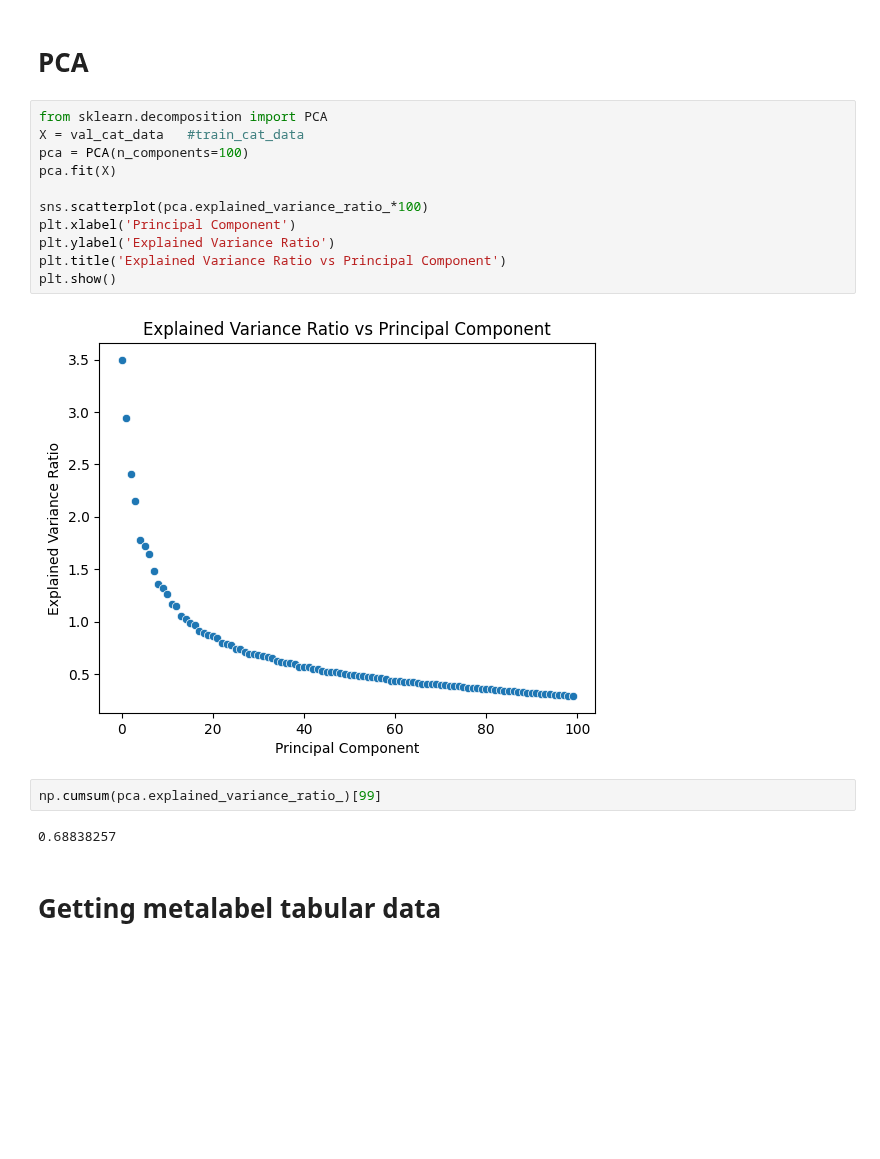
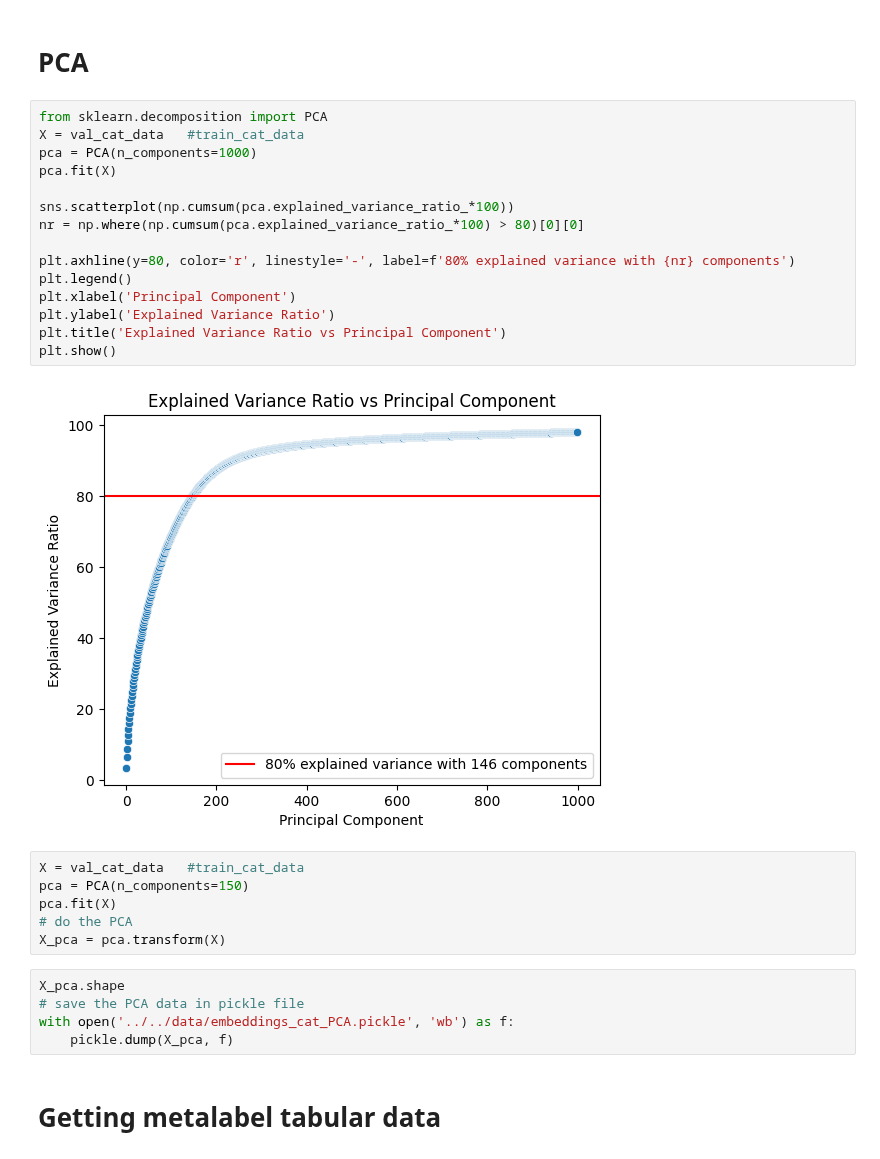
Before and after one commit to CarlAnSc/bachelor_project, a Jupyter notebook: src/models/get_embeddings.ipynb, the cells around one changed output. Saved outputs shown, nothing was run; the diff lists cells and outputs as text; blank space fills up the shorter version.

```diff
--- a/src/models/get_embeddings.ipynb
+++ b/src/models/get_embeddings.ipynb
@@ -367,20 +367,31 @@ KeyboardInterrupt:
 # %%
 from sklearn.decomposition import PCA
 X = val_cat_data   #train_cat_data
-pca = PCA(n_components=100)
+pca = PCA(n_components=1000)
 pca.fit(X)
 
-sns.scatterplot(pca.explained_variance_ratio_*100)
+sns.scatterplot(np.cumsum(pca.explained_variance_ratio_*100))
+nr = np.where(np.cumsum(pca.explained_variance_ratio_*100) > 80)[0][0]
+
+plt.axhline(y=80, color='r', linestyle='-', label=f'80% explained variance with {nr} components')
+plt.legend()
 plt.xlabel('Principal Component')
 plt.ylabel('Explained Variance Ratio')
 plt.title('Explained Variance Ratio vs Principal Component')
 plt.show()
 # %% [output]
-[figure, old version]
+[figure, new version]
-# %%
-np.cumsum(pca.explained_variance_ratio_)[99]
-# %% [output]
-0.68838257
+# %%
+X = val_cat_data   #train_cat_data
+pca = PCA(n_components=150)
+pca.fit(X)
+# do the PCA
+X_pca = pca.transform(X)
+# %%
+X_pca.shape
+# save the PCA data in pickle file
+with open('../../data/embeddings_cat_PCA.pickle', 'wb') as f:
+    pickle.dump(X_pca, f)
 # %% [markdown]
 # Getting metalabel tabular data
 # %%
```
Also changed, not shown: parts of 2 cells of this notebook, 1 other file.
